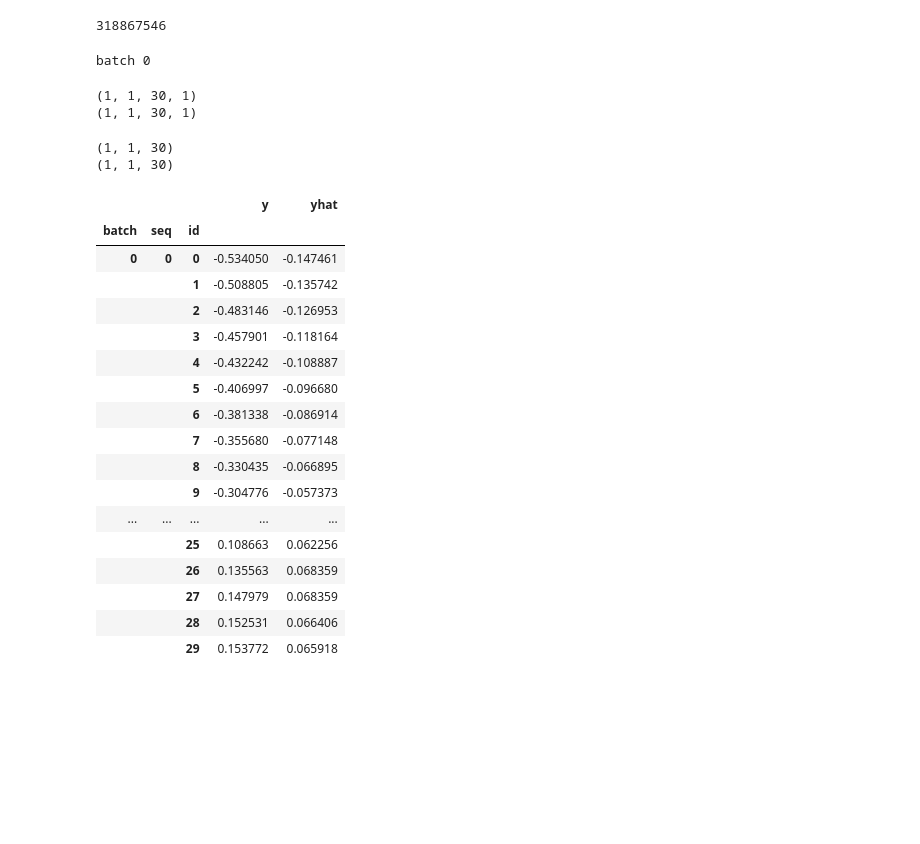
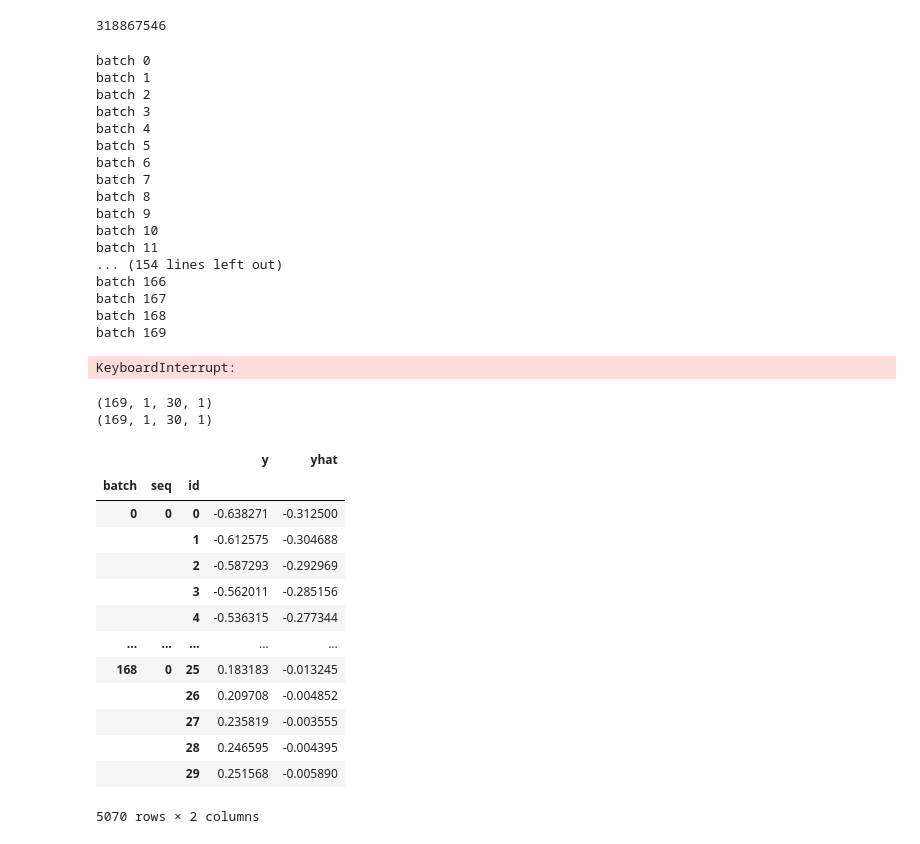
Before and after one commit to Ralphson/BatteryGPT, a Jupyter notebook: Time-LLM-main/ana_model_pred.ipynb, the cells around one changed output. Cells and saved outputs as stored; diff of their text form; code cells hidden in the pictures; blank space fills up the shorter version.

```diff
--- a/Time-LLM-main/ana_model_pred.ipynb
+++ b/Time-LLM-main/ana_model_pred.ipynb
@@ -165,10 +158,25 @@ for i, (batch_x, batch_y, batch_x_mark, batch_y_mark) in enumerate(test_loader):
 
     y.append(true)
     yhat.append(pred)
-
-    break
 # %% [output]
 batch 0
+batch 1
+batch 2
+batch 3
+batch 4
+batch 5
+batch 6
+batch 7
+batch 8
+batch 9
+batch 10
+batch 11
+... (154 lines left out)
+batch 166
+batch 167
+batch 168
+batch 169
+KeyboardInterrupt:
 # %%
 y1 = np.array(y)
 yhat1 = np.array(yhat)
@@ -176,47 +184,41 @@ yhat1 = np.array(yhat)
 print(y1.shape)
 print(yhat1.shape)
 # %% [output]
-(1, 1, 30, 1)
-(1, 1, 30, 1)
+(169, 1, 30, 1)
+(169, 1, 30, 1)
 # %%
 y1 = np.array(y).squeeze(-1)
 yhat1 = np.array(yhat).squeeze(-1)
 
 # print(y1.shape)
 # print(yhat1.shape)
 
 # 将前两个维度作为 MultiIndex
 index = pd.MultiIndex.from_product([range(s) for s in y1.shape[:3]], names=['batch', 'seq', 'id'])
 # 将数组转换为 DataFrame
 df1 = pd.DataFrame(y1.reshape(-1), index=index, columns=['y'])
 # 将前两个维度作为 MultiIndex
 index = pd.MultiIndex.from_product([range(s) for s in yhat1.shape[:3]], names=['batch', 'seq', 'id'])
 # 将数组转换为 DataFrame
 df2 = pd.DataFrame(yhat1.reshape(-1), index=index, columns=['yhat'])
 
 df = pd.concat([df1, df2], axis=1)
 display(df)
 
-# df.to_csv('./ana.csv')
+df.to_csv('./ana_model_pred.csv')
 # %% [output]
+|  |  |  | y | yhat |
+| batch | seq | id |  |  |
+| 0 | 0 | 0 | -0.638271 | -0.312500 |
+|  |  | 1 | -0.612575 | -0.304688 |
+|  |  | 2 | -0.587293 | -0.292969 |
+|  |  | 3 | -0.562011 | -0.285156 |
+|  |  | 4 | -0.536315 | -0.277344 |
+| ... | ... | ... | ... | ... |
+| 168 | 0 | 25 | 0.183183 | -0.013245 |
+|  |  | 26 | 0.209708 | -0.004852 |
+|  |  | 27 | 0.235819 | -0.003555 |
+|  |  | 28 | 0.246595 | -0.004395 |
+|  |  | 29 | 0.251568 | -0.005890 |
-(1, 1, 30)
-(1, 1, 30)
+5070 rows × 2 columns
-|  |  |  | y | yhat |
-| batch | seq | id |  |  |
-| 0 | 0 | 0 | -0.534050 | -0.147461 |
-|  |  | 1 | -0.508805 | -0.135742 |
-|  |  | 2 | -0.483146 | -0.126953 |
-|  |  | 3 | -0.457901 | -0.118164 |
-|  |  | 4 | -0.432242 | -0.108887 |
-|  |  | 5 | -0.406997 | -0.096680 |
-|  |  | 6 | -0.381338 | -0.086914 |
-|  |  | 7 | -0.355680 | -0.077148 |
-|  |  | 8 | -0.330435 | -0.066895 |
-|  |  | 9 | -0.304776 | -0.057373 |
-| ... | ... | ... | ... | ... |
-|  |  | 25 | 0.108663 | 0.062256 |
-|  |  | 26 | 0.135563 | 0.068359 |
-|  |  | 27 | 0.147979 | 0.068359 |
-|  |  | 28 | 0.152531 | 0.066406 |
-|  |  | 29 | 0.153772 | 0.065918 |
 # %%
```
Also changed, not shown: parts of 5 cells of this notebook, 3 other files.
